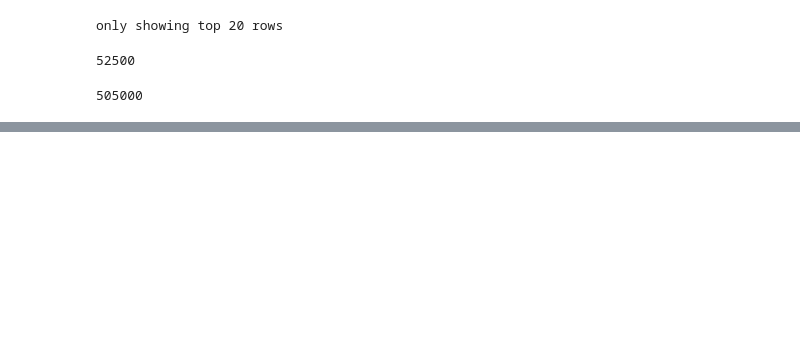
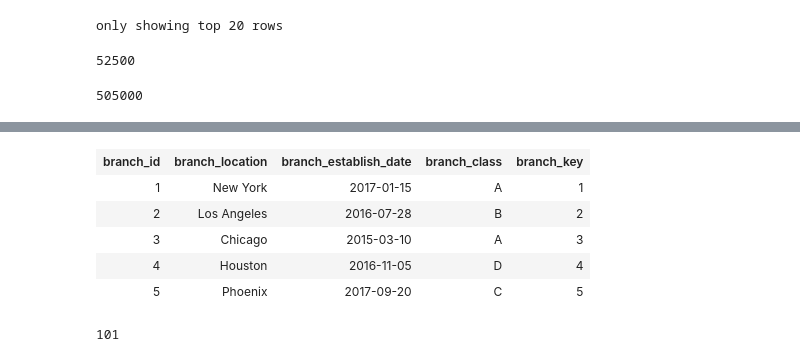
Before and after one commit to emadeldinadel2022/Q-Company_Data_Solution, a Jupyter notebook: qcomp_ecosystem/itversity-material/Q-company_project/Scripts/DataTransformedLayer.ipynb, the cells around one changed output, grey strips where cells are left out. Drawn from its saved outputs; the diff is of its cells as text; code cells hidden in the pictures; blank space fills up the shorter version.

```diff
--- a/qcomp_ecosystem/itversity-material/Q-company_project/Scripts/DataTransformedLayer.ipynb
+++ b/qcomp_ecosystem/itversity-material/Q-company_project/Scripts/DataTransformedLayer.ipynb
@@ -1003,0 +1135,15 @@ spark.stop()
+# %%
+date_df, product_df, customer_df, branch_df, sales_agent_df = process_dimensions(all_df, offline_df)
+# %%
+branch_df
+# %% [output]
+| branch_id | branch_location | branch_establish_date | branch_class | branch_key |
+| 1 | New York | 2017-01-15 | A | 1 |
+| 2 | Los Angeles | 2016-07-28 | B | 2 |
+| 3 | Chicago | 2015-03-10 | A | 3 |
+| 4 | Houston | 2016-11-05 | D | 4 |
+| 5 | Phoenix | 2017-09-20 | C | 5 |
+# %%
+customer_df.count()
+# %% [output]
+101
```
Also changed, not shown: parts of 44 cells of this notebook, 11 other files.
